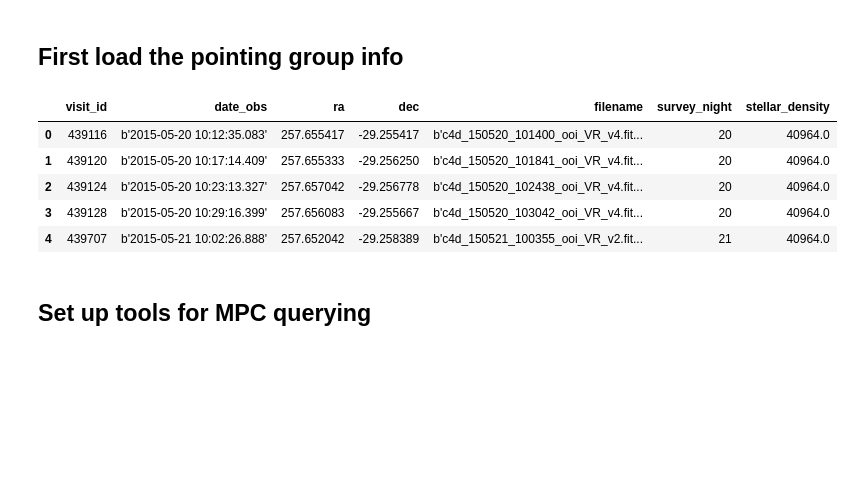
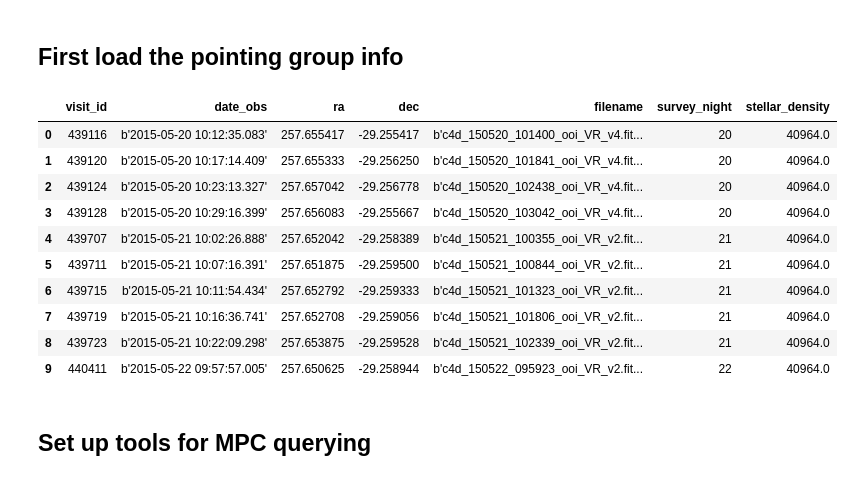
Before and after one commit to smotherh/KBMOD_paper2_data_preperation, a Jupyter notebook: pointing_metadata/query_MPC.ipynb, the cells around one changed output. Drawn from its saved outputs; the diff is of its cells as text; code cells hidden in the pictures; blank space fills up the shorter version.

```diff
--- a/pointing_metadata/query_MPC.ipynb
+++ b/pointing_metadata/query_MPC.ipynb
@@ -45,14 +45,19 @@ for i,pointing in enumerate(Pointing_Groups):
     for visit in pointing['visit_id']:
         visitToIndex[str(visit)] = i
 # %%
-Pointing_Groups[0].head()
+Pointing_Groups[0].head(10)
 # %% [output]
 |  | visit_id | date_obs | ra | dec | filename | survey_night | stellar_density |
 | 0 | 439116 | b'2015-05-20 10:12:35.083' | 257.655417 | -29.255417 | b'c4d_150520_101400_ooi_VR_v4.fit... | 20 | 40964.0 |
 | 1 | 439120 | b'2015-05-20 10:17:14.409' | 257.655333 | -29.256250 | b'c4d_150520_101841_ooi_VR_v4.fit... | 20 | 40964.0 |
 | 2 | 439124 | b'2015-05-20 10:23:13.327' | 257.657042 | -29.256778 | b'c4d_150520_102438_ooi_VR_v4.fit... | 20 | 40964.0 |
 | 3 | 439128 | b'2015-05-20 10:29:16.399' | 257.656083 | -29.255667 | b'c4d_150520_103042_ooi_VR_v4.fit... | 20 | 40964.0 |
 | 4 | 439707 | b'2015-05-21 10:02:26.888' | 257.652042 | -29.258389 | b'c4d_150521_100355_ooi_VR_v2.fit... | 21 | 40964.0 |
+| 5 | 439711 | b'2015-05-21 10:07:16.391' | 257.651875 | -29.259500 | b'c4d_150521_100844_ooi_VR_v2.fit... | 21 | 40964.0 |
+| 6 | 439715 | b'2015-05-21 10:11:54.434' | 257.652792 | -29.259333 | b'c4d_150521_101323_ooi_VR_v2.fit... | 21 | 40964.0 |
+| 7 | 439719 | b'2015-05-21 10:16:36.741' | 257.652708 | -29.259056 | b'c4d_150521_101806_ooi_VR_v2.fit... | 21 | 40964.0 |
+| 8 | 439723 | b'2015-05-21 10:22:09.298' | 257.653875 | -29.259528 | b'c4d_150521_102339_ooi_VR_v2.fit... | 21 | 40964.0 |
+| 9 | 440411 | b'2015-05-22 09:57:57.005' | 257.650625 | -29.258944 | b'c4d_150522_095923_ooi_VR_v2.fit... | 22 | 40964.0 |
 # %% [markdown]
 ## Set up tools for MPC querying
 # %%
```
Also changed, not shown: parts of 23 cells of this notebook.
